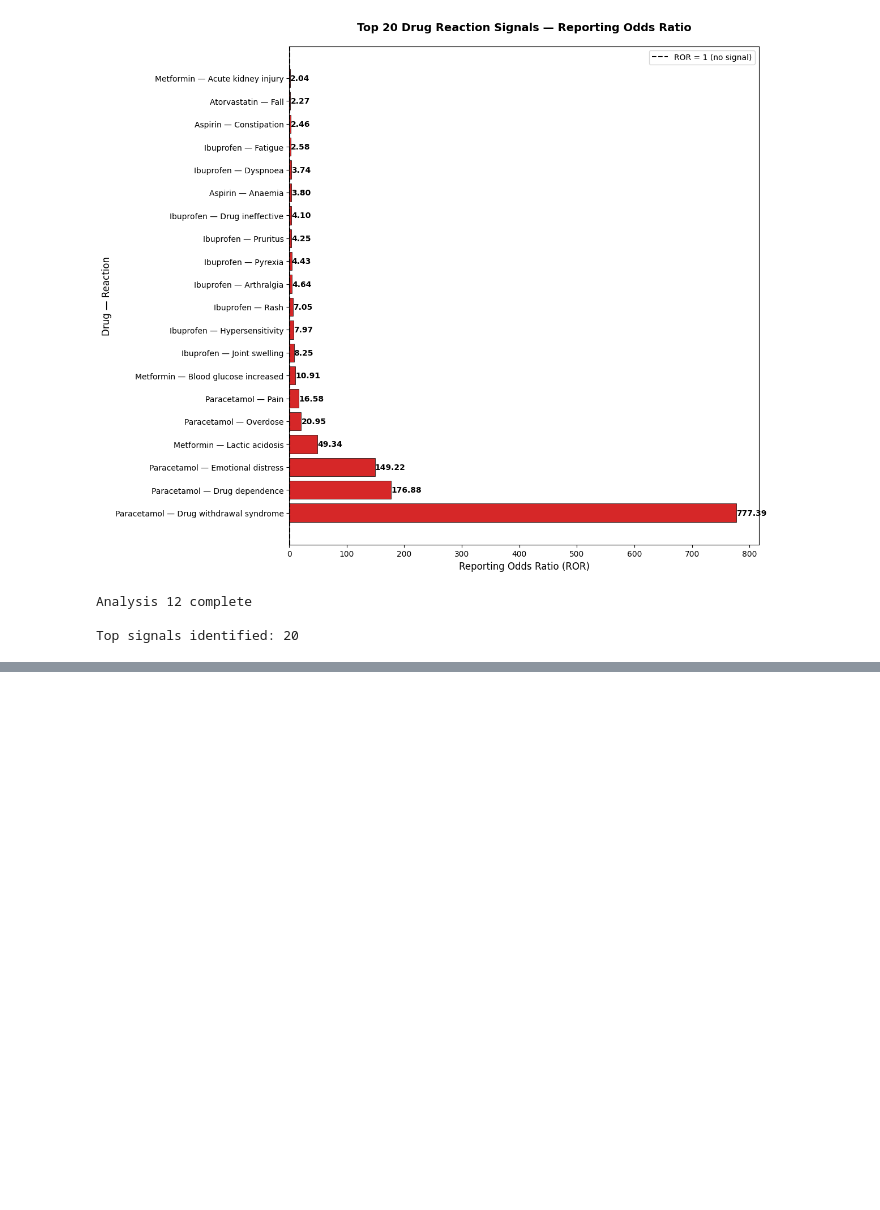
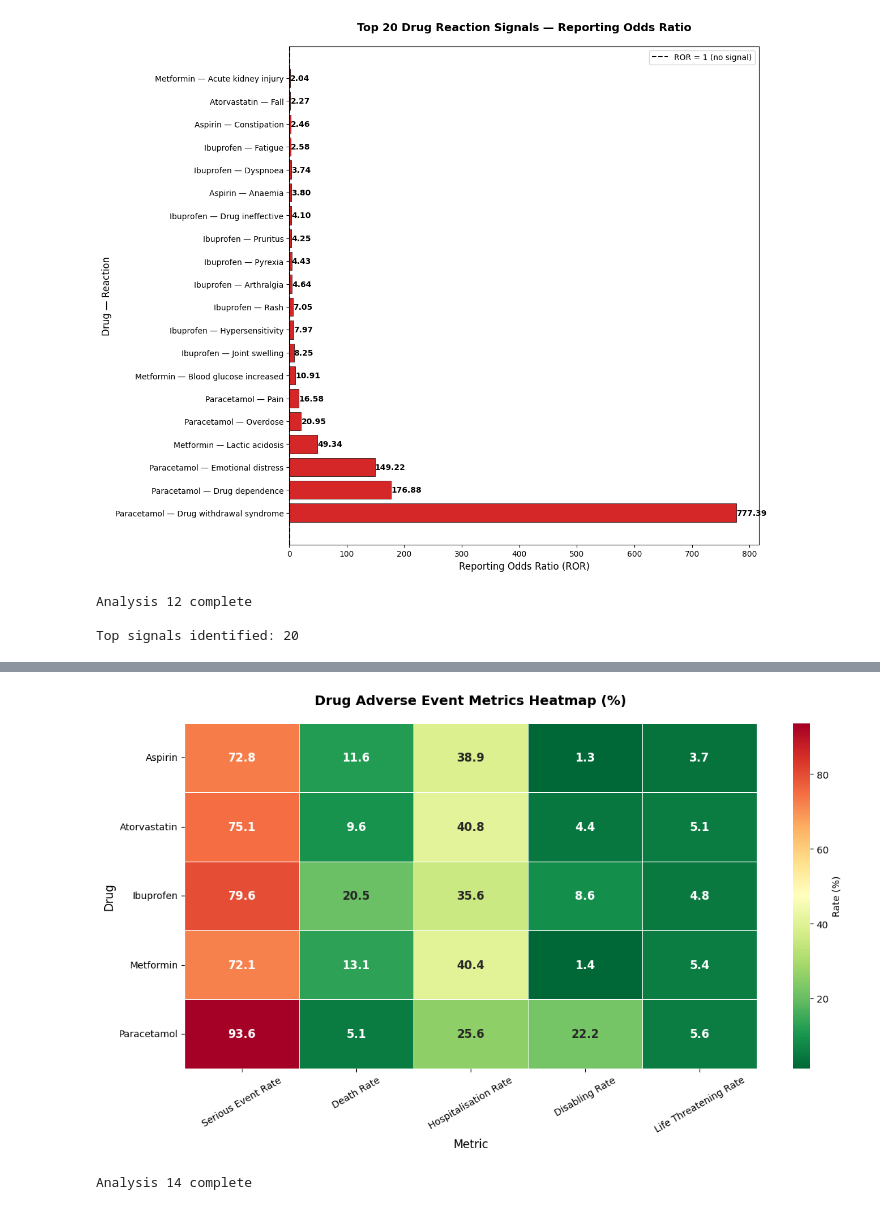
Before and after one commit to Kingsley-Eboh/fda-adverse-events-analysis, a Jupyter notebook: fda_adverse_events_analysis.ipynb, the cells around one changed output, grey strips where cells are left out. Cells and saved outputs as stored; diff of their text form; code cells hidden in the pictures; blank space fills up the shorter version.

```diff
--- a/fda_adverse_events_analysis.ipynb
+++ b/fda_adverse_events_analysis.ipynb
@@ -889,0 +969,44 @@ Top signals identified: 20
+# %%
+
+fig, ax = plt.subplots(figsize=(12, 7))
+
+# Build metrics table
+metrics = {}
+for drug in sorted(df['drug_name'].unique()):
+    drug_df = df[df['drug_name'] == drug]
+    n = len(drug_df)
+    metrics[drug] = {
+        'Serious Event Rate': round((drug_df['serious_label'] == 'Serious').sum() / n * 100, 1),
+        'Death Rate': round((drug_df['seriousnessdeath'] == '1').sum() / n * 100, 1),
+        'Hospitalisation Rate': round((drug_df['seriousnesshospitalisation'] == '1').sum() / n * 100, 1),
+        'Disabling Rate': round((drug_df['seriousnessdisabling'] == '1').sum() / n * 100, 1),
+        'Life Threatening Rate': round((drug_df['seriousnesslifethreatening'] == '1').sum() / n * 100, 1)
+    }
+
+metrics_df = pd.DataFrame(metrics).T
+
+# Plot heatmap
+sns.heatmap(metrics_df,
+            annot=True,
+            fmt='.1f',
+            cmap='RdYlGn_r',
+            linewidths=0.5,
+            linecolor='white',
+            ax=ax,
+            cbar_kws={'label': 'Rate (%)'},
+            annot_kws={'size': 12, 'weight': 'bold'})
+
+ax.set_title('Drug Adverse Event Metrics Heatmap (%)',
+             fontsize=14, fontweight='bold', pad=20)
+ax.set_xlabel('Metric', fontsize=12)
+ax.set_ylabel('Drug', fontsize=12)
+ax.tick_params(axis='x', rotation=30)
+ax.tick_params(axis='y', rotation=0)
+
+plt.tight_layout()
+plt.savefig('figures/analysis14_drug_heatmap.png', dpi=150, bbox_inches='tight')
+plt.show()
+print("Analysis 14 complete")
+# %% [output]
+[figure, added]
+Analysis 14 complete
```
Also changed, not shown: parts of 8 cells of this notebook, 3 other files.
